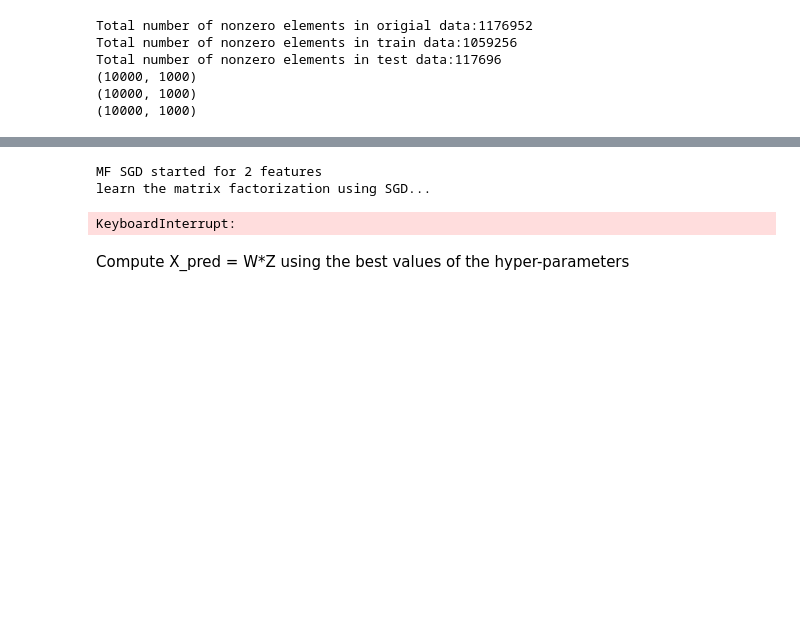
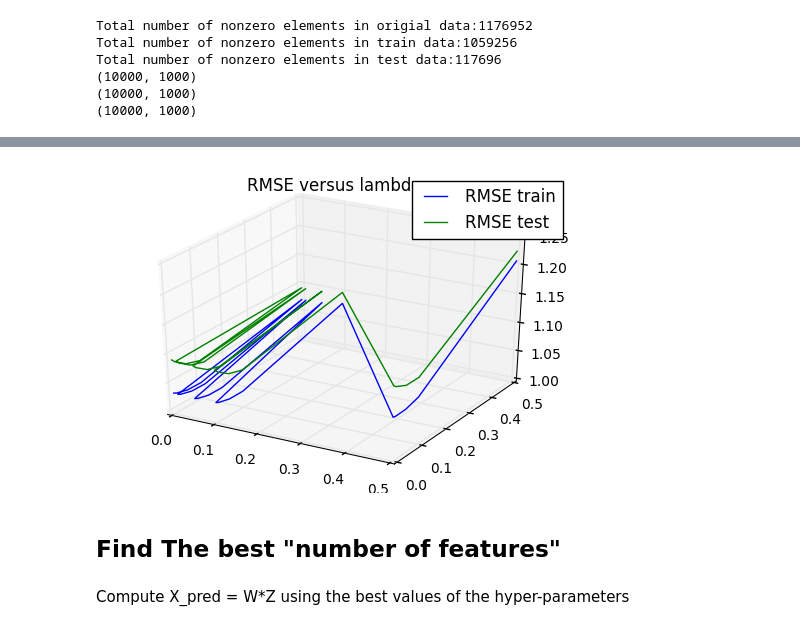
Before and after one commit to michaelheiniger/pcml-project2, a Jupyter notebook: python/MF_SGD.ipynb, the cells around one changed output, grey strips where cells are left out. Cells and saved outputs as stored; diff of their text form; code cells hidden in the pictures; blank space fills up the shorter version.

```diff
--- a/python/MF_SGD.ipynb
+++ b/python/MF_SGD.ipynb
@@ -38,0 +143,21 @@ Find the best values of the hyper-parameters
+# %%
+from mf_sgd import *
+from plots import *
+
+num_epochs = 10
+gamma = 0.01
+
+lambdas = np.array([0.0001, 0.01, 0.05, 0.1, 0.5])[:,np.newaxis]
+
+lambdas_user = np.repeat(lambdas, len(lambdas))[:,np.newaxis]
+lambdas_item = np.kron(np.ones((len(lambdas),1)), lambdas)
+
+num_experiments = len(lambdas_user)
+rmse_train = np.zeros((num_experiments, 1))
+rmse_test = np.zeros((num_experiments, 1))
+
+num_features = 30
+
+for i in range(0, len(lambdas_user)):
+    print('MF SGD started for lambdas(user,item) = (%s,%s)' % (str(lambdas_user[i]),str(lambdas_item[i])))
+    rmse_train[i], rmse_test[i] = mf_sgd(train, test, num_epochs, gamma, num_features, lambdas_user[i], lambdas_item[i])
@@ -39,14 +182,20 @@ Find the best values of the hyper-parameters
+# %%
+rmse_visualization_vs_lambdas(lambdas_user, lambdas_item, rmse_train, rmse_test, "rmse_vs_lambdas.png")
+# %% [output]
+[figure, added]
+# %% [markdown]
+## Find The best "number of features"
 # %%
 from mf_sgd import *
 from plots import *
 
-num_epochs = 20
-gamma = 0.1
+num_epochs = 2
+gamma = 0.01
 
 lambda_user = 0
 lambda_item = 0
 
-num_features_list = np.array([2,10, 50])
+num_features_list = np.array([10, 30, 50])
 
 rmse_train = np.zeros((len(num_features_list), 1))
 rmse_test = np.zeros((len(num_features_list), 1))
@@ -54,10 +203,6 @@ rmse_test = np.zeros((len(num_features_list), 1))
 for i, num_features in enumerate(num_features_list):
     print('MF SGD started for %d features' % (num_features))
     rmse_train[i], rmse_test[i] = mf_sgd(train, test, num_epochs, gamma, num_features, lambda_user, lambda_item)
-# %% [output]
-MF SGD started for 2 features
-learn the matrix factorization using SGD...
-KeyboardInterrupt:
 # %%
 # Normalization of rmse
 max_rmse_train = np.max(rmse_train)
```
Also changed, not shown: parts of 10 cells of this notebook, 4 other files.
